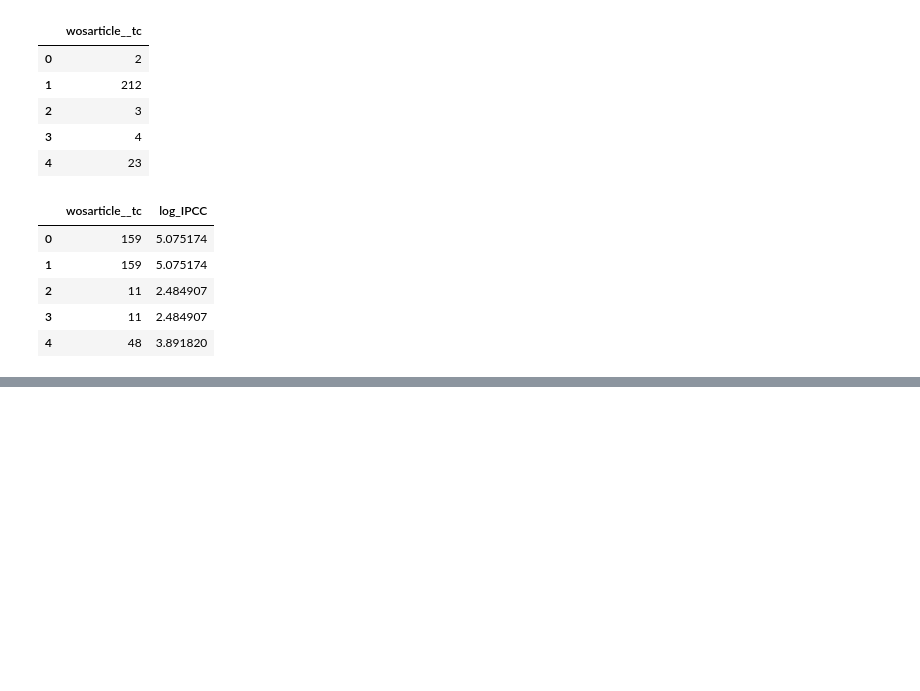
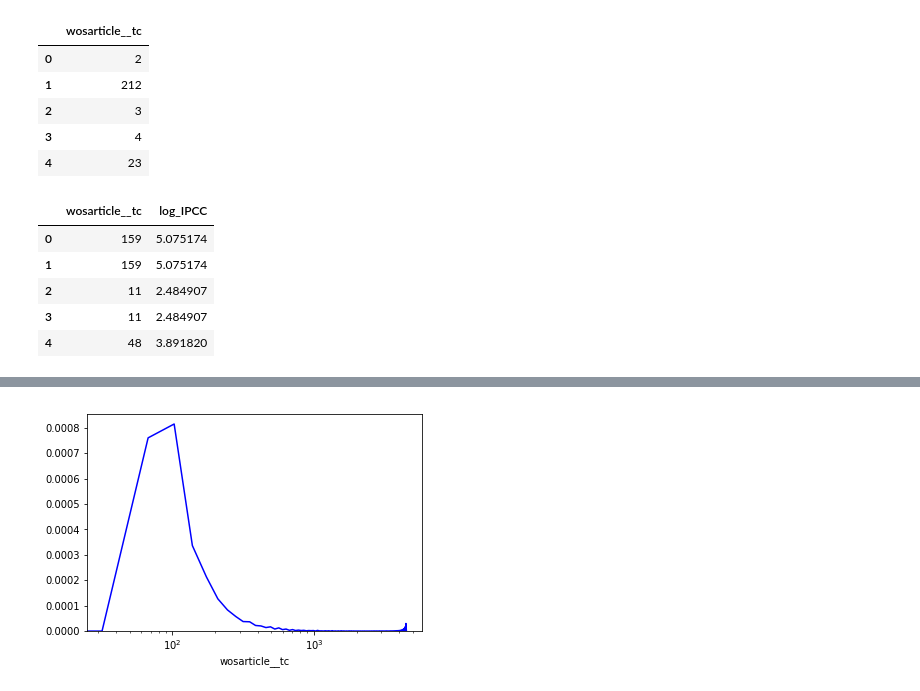
Before and after one commit to mcallaghan/cc-topography, a Jupyter notebook: code/cited_documents.ipynb, the cells around one changed output, grey strips where cells are left out. Cells and saved outputs as stored; diff of their text form; code cells hidden in the pictures; blank space fills up the shorter version.

```diff
--- a/code/cited_documents.ipynb
+++ b/code/cited_documents.ipynb
@@ -127 +107,32 @@ plt.show()
+# %%
+import seaborn as sns
+
+#sns.distplot([iptcs['wosarticle__tc'],tcs['wosarticle__tc']], hist=False, kde=True,
+
+sns.distplot(tcs['wosarticle__tc'], hist=False,
+             kde_kws = {
+                 'clip':[0,50000],
+             },
+             kde=True,
+             color = 'blue'#,
+             #kde_kws={'bw':100}
+            )
+
+#sns.distplot(iptcs['wosarticle__tc'], hist=False,
+#             kde_kws = {
+#                 'clip':[0,5000],
+#             },
+#             color = 'blue',
+#             #kde_kws={'bw':100}
+#            )
+# Add labels
+#plt.title('Histogram of Arrival Delays')
+#plt.xlabel('Delay (min)')
+#plt.ylabel('Flights')
+
+plt.xscale('log')
+
+plt.show()
+# %% [output]
+[figure, added]
 # %%
```
Also changed, not shown: parts of 12 cells of this notebook, 5 other files.
